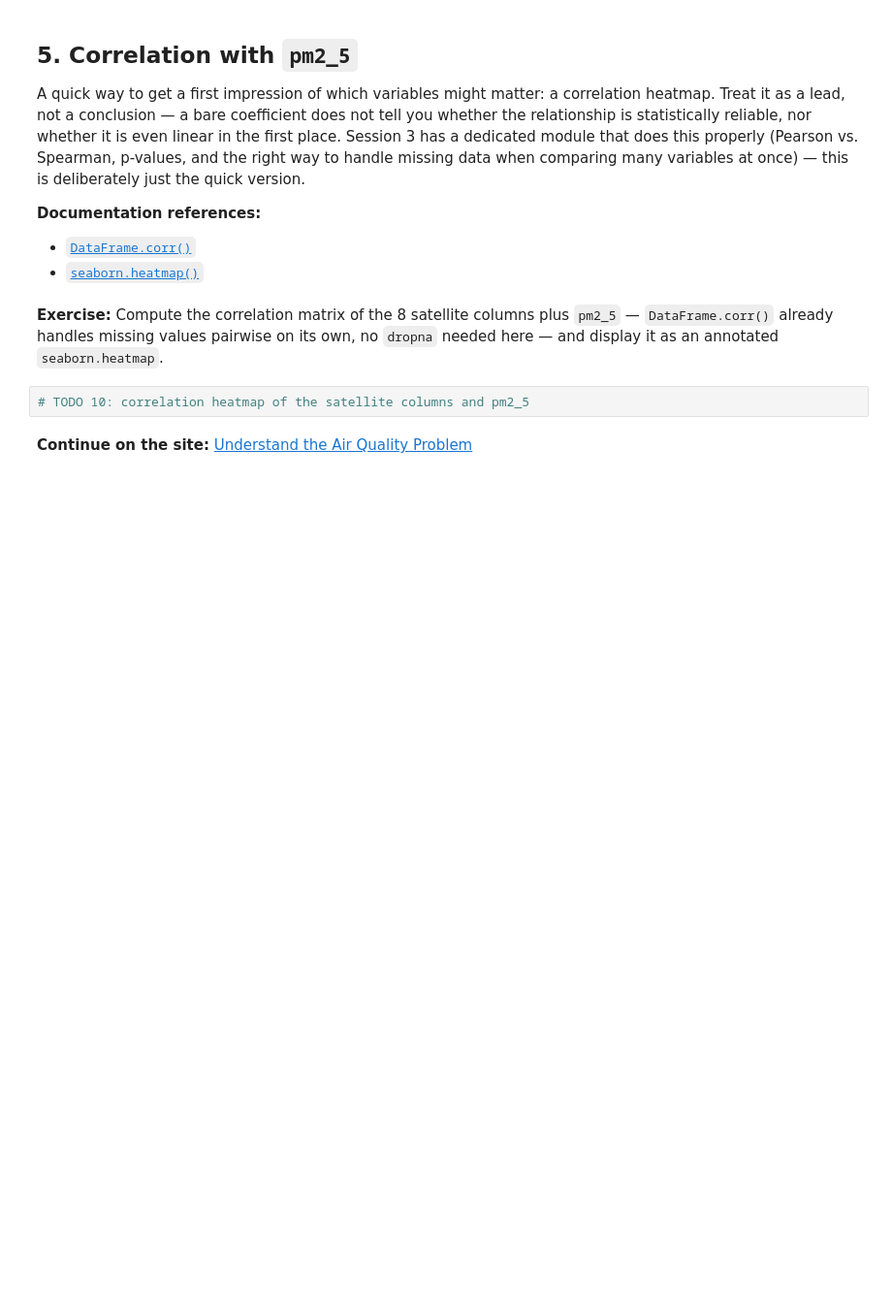
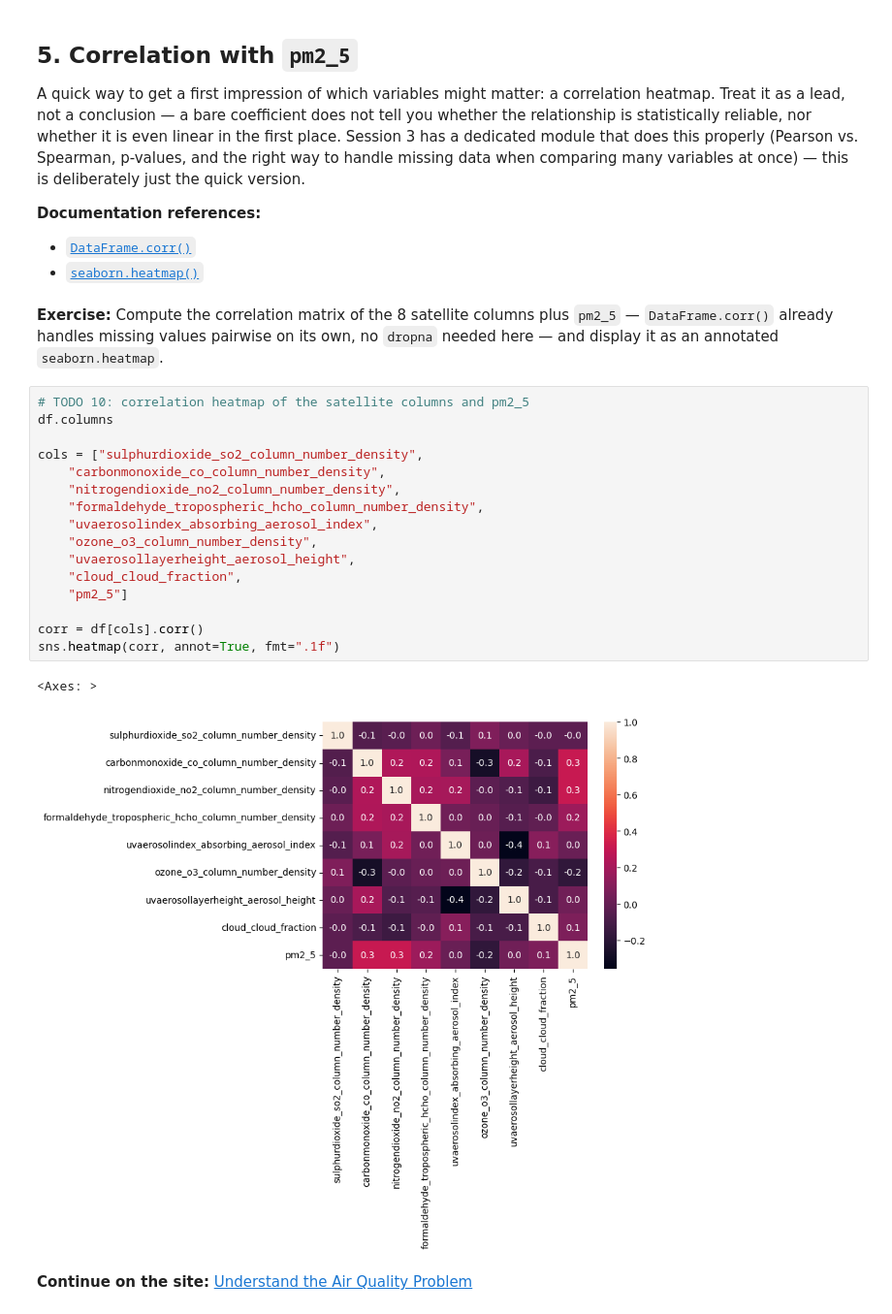
Before and after one commit to hfougerouxge1/AirQuality, a Jupyter notebook: notebooks/session2/01_discovery.ipynb, the cells around one changed output. Shown at 97% size. Saved outputs shown, nothing was run; the diff lists cells and outputs as text; blank space fills up the shorter version.

```diff
--- a/notebooks/session2/01_discovery.ipynb
+++ b/notebooks/session2/01_discovery.ipynb
@@ -217,5 +236,22 @@ A quick way to get a first impression of which variables might matter: a correla
 **Exercise:** Compute the correlation matrix of the 8 satellite columns plus `pm2_5` — `DataFrame.corr()` already handles missing values pairwise on its own, no `dropna` needed here — and display it as an annotated `seaborn.heatmap`.
 # %%
 # TODO 10: correlation heatmap of the satellite columns and pm2_5
+df.columns
+
+cols = ["sulphurdioxide_so2_column_number_density",
+    "carbonmonoxide_co_column_number_density",
+    "nitrogendioxide_no2_column_number_density",
+    "formaldehyde_tropospheric_hcho_column_number_density",
+    "uvaerosolindex_absorbing_aerosol_index",
+    "ozone_o3_column_number_density",
+    "uvaerosollayerheight_aerosol_height",
+    "cloud_cloud_fraction",
+    "pm2_5"]
+
+corr = df[cols].corr()
+sns.heatmap(corr, annot=True, fmt=".1f")
+# %% [output]
+<Axes: >
+[figure, added]
 # %% [markdown]
 **Continue on the site:** [Understand the Air Quality Problem](https://hub.imt-atlantique.fr/datascience-toolkit/session2/practical_1/)
```
Also changed, not shown: parts of 2 cells of this notebook.
